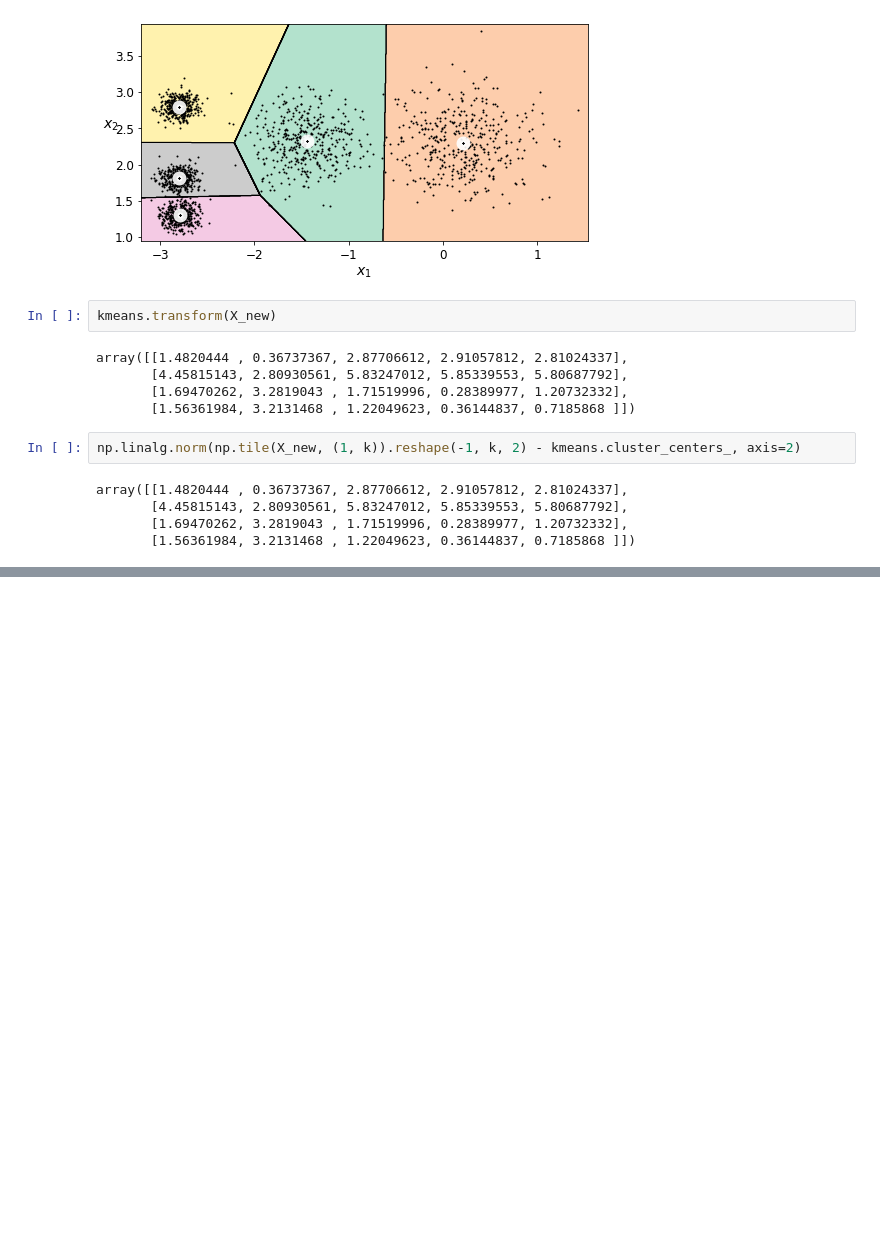
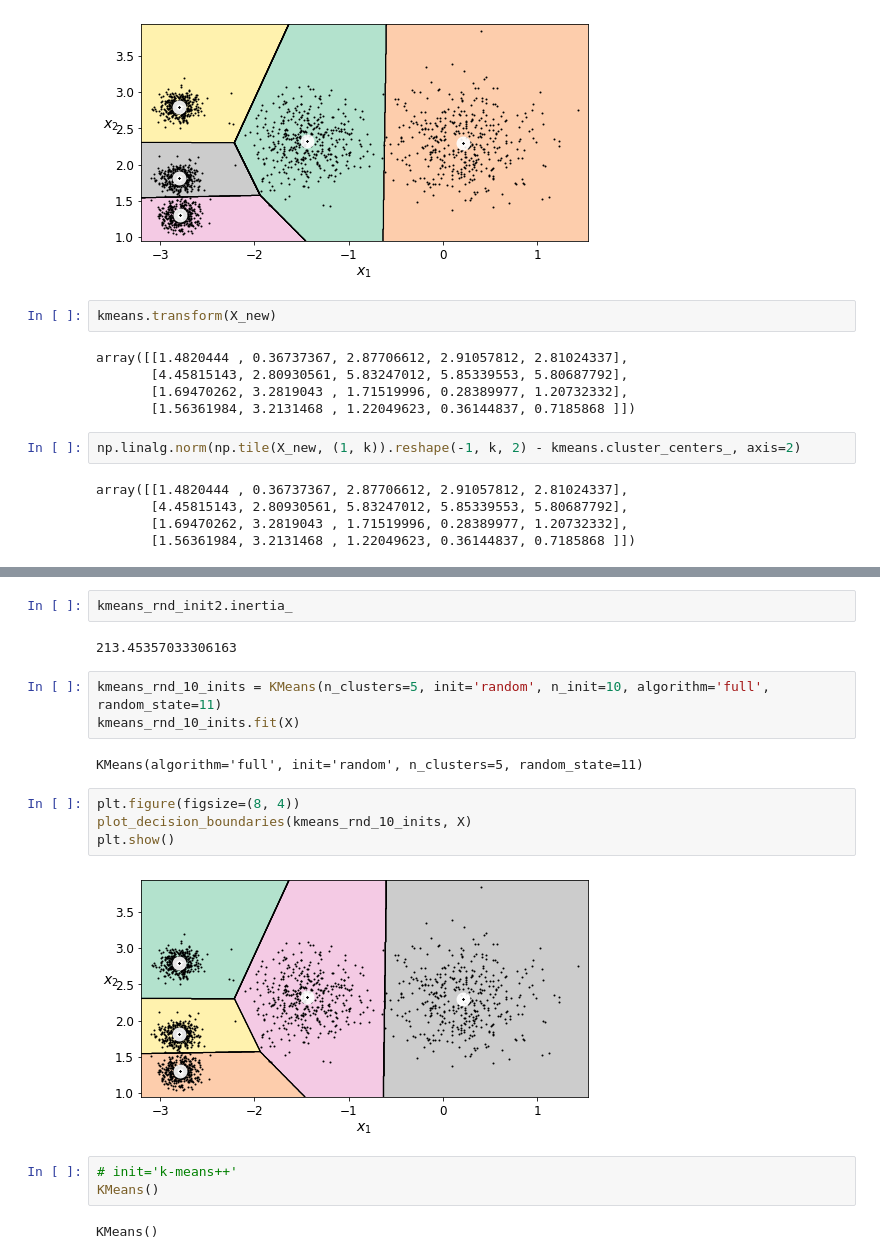
Before and after one commit to KimHS0915/hands-on-ml, a Jupyter notebook: 09/unsupervised_learning.ipynb, the cells around one changed output, grey strips where cells are left out. Saved outputs shown, nothing was run; the diff lists cells and outputs as text; blank space fills up the shorter version.

```diff
--- a/09/unsupervised_learning.ipynb
+++ b/09/unsupervised_learning.ipynb
@@ -177,0 +262,20 @@ array([[1.4820444 , 0.36737367, 2.87706612, 2.91057812, 2.81024337],
+# %%
+kmeans_rnd_init2.inertia_
+# %% [output]
+213.45357033306163
+# %%
+kmeans_rnd_10_inits = KMeans(n_clusters=5, init='random', n_init=10, algorithm='full', random_state=11)
+kmeans_rnd_10_inits.fit(X)
+# %% [output]
+KMeans(algorithm='full', init='random', n_clusters=5, random_state=11)
+# %%
+plt.figure(figsize=(8, 4))
+plot_decision_boundaries(kmeans_rnd_10_inits, X)
+plt.show()
+# %% [output]
+[figure, added]
+# %%
+# init='k-means++'
+KMeans()
+# %% [output]
+KMeans()
```
Also changed, not shown: parts of 12 cells of this notebook.
